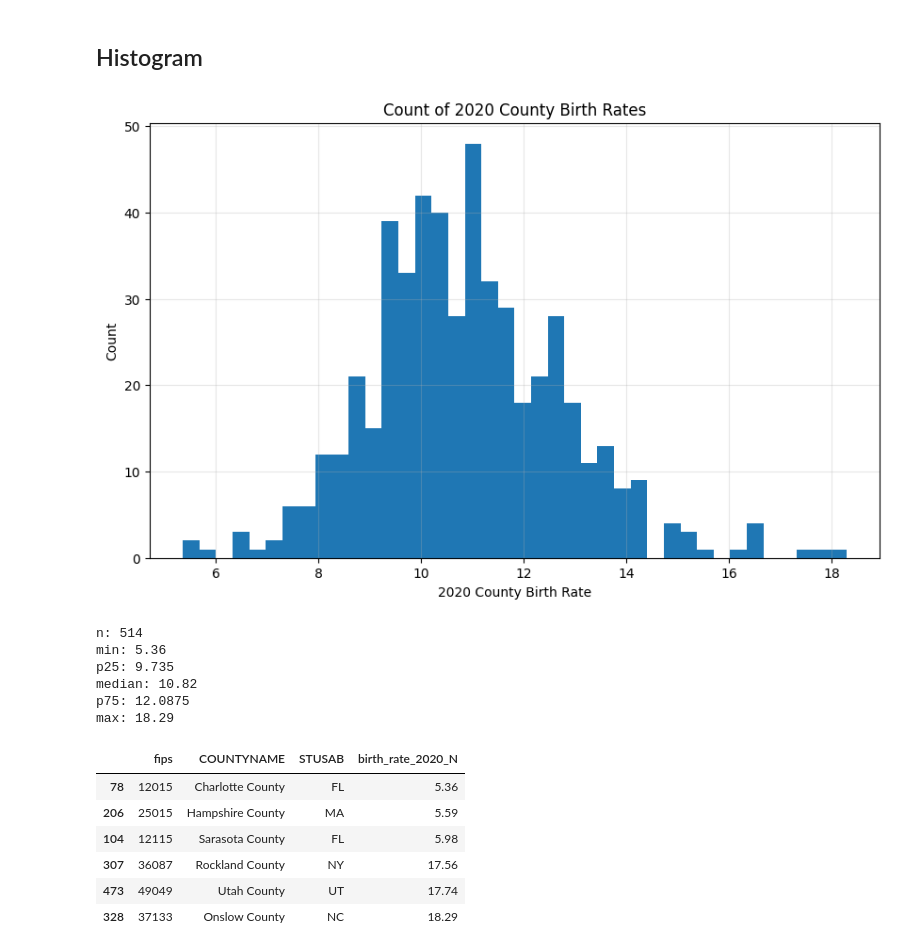
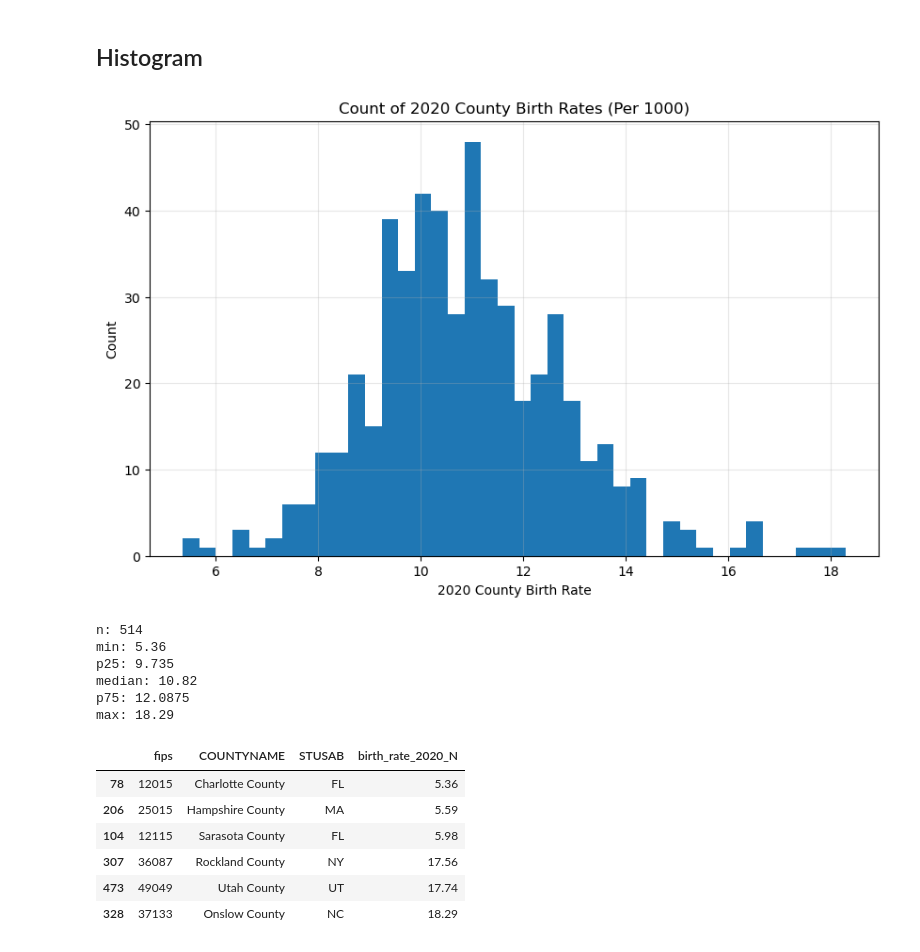
Before and after one commit to WSU-CS6580-Spring2026/team_grapefruit, a Jupyter notebook: notebooks/6580-Sprint2_Exploratory.ipynb, the cells around one changed output. Saved outputs shown, nothing was run; the diff lists cells and outputs as text; code cells hidden in the pictures.

Commit message:
#17 Defined variables 'y' and 'tmp' due to missing definitions. Verified against saved past run. Also added (per 1000) to the histogram title for better descriptiveness. Fixed typo (2010 to 2020)

```diff
--- a/notebooks/6580-Sprint2_Exploratory.ipynb
+++ b/notebooks/6580-Sprint2_Exploratory.ipynb
@@ -93,27 +93,28 @@ None
 # %%
 # Histogram of birth_rate_2020_N
 
 # Histogram chart
+y = pd.to_numeric(df_A.birth_rate_2020_N, errors="coerce").dropna()
 
 plt.figure(figsize=(10, 6))
-plt.hist(pd.to_numeric(df_A.birth_rate_2020_N, errors="coerce").dropna(), bins=40)
-plt.title(f"Count of 2020 County Birth Rates")
+plt.hist(y, bins=40)
+plt.title(f"Count of 2020 County Birth Rates (Per 1000)")
 plt.xlabel("2020 County Birth Rate")
 plt.ylabel("Count")
 plt.grid(True, alpha=0.3)
 plt.show()
 
 
 # Histogram statistics
 
 print("n:", len(y))
 print("min:", float(np.min(y)))
 print("p25:", float(np.percentile(y, 25)))
 print("median:", float(np.median(y)))
 print("p75:", float(np.percentile(y, 75)))
 print("max:", float(np.max(y)))
 # %% [output]
-[figure, old version]
+[figure, new version]
 n: 514
 min: 5.36
 p25: 9.735
```
Also changed, not shown: parts of 2 cells of this notebook.
